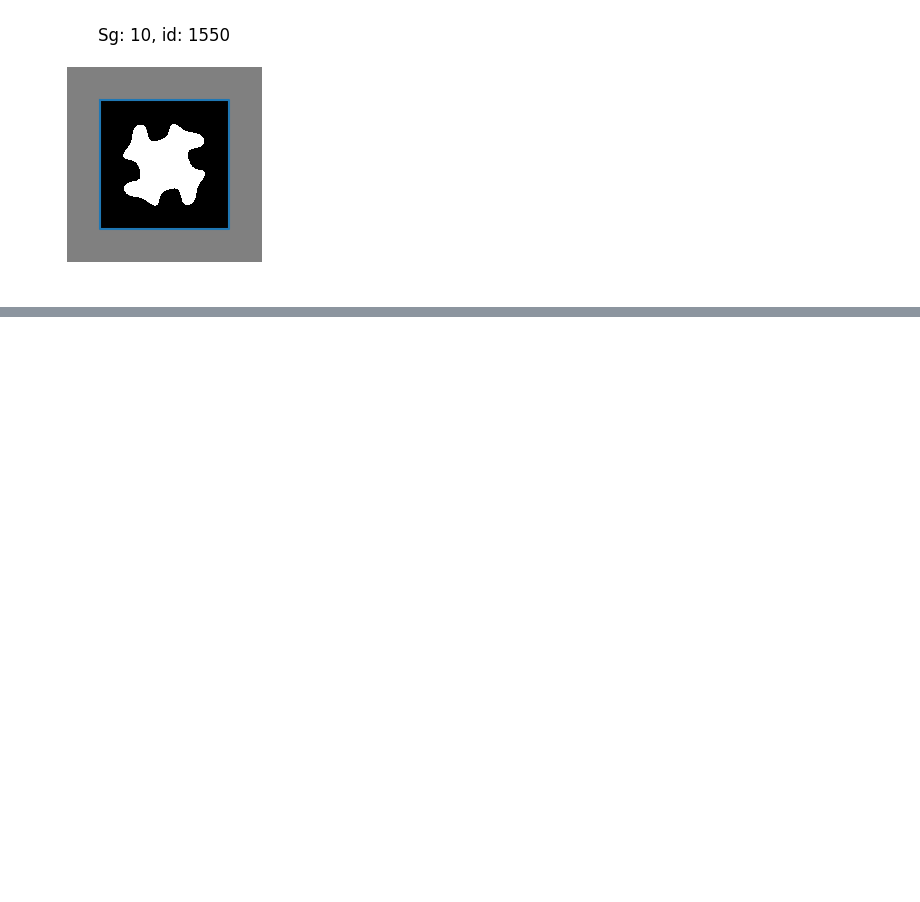
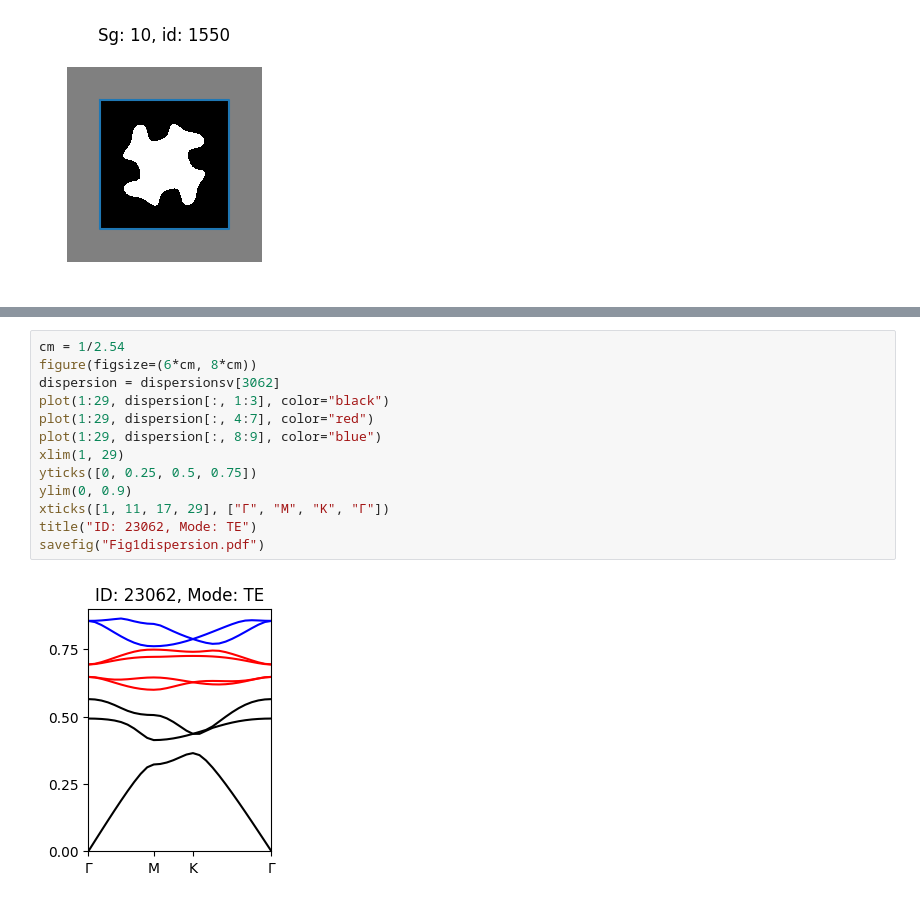
Before and after one commit to AliGhorashiCMT/Topological-Prevalence, a Jupyter notebook: Figure 1.ipynb, the cells around one changed output, grey strips where cells are left out. Saved outputs shown, nothing was run; the diff lists cells and outputs as text; blank space fills up the shorter version.

```diff
--- a/Figure 1.ipynb
+++ b/Figure 1.ipynb
@@ -64,0 +109,15 @@ end
+# %%
+cm = 1/2.54
+figure(figsize=(6*cm, 8*cm))
+dispersion = dispersionsv[3062]
+plot(1:29, dispersion[:, 1:3], color="black")
+plot(1:29, dispersion[:, 4:7], color="red")
+plot(1:29, dispersion[:, 8:9], color="blue")
+xlim(1, 29)
+yticks([0, 0.25, 0.5, 0.75])
+ylim(0, 0.9)
+xticks([1, 11, 17, 29], ["Γ", "M", "K", "Γ"])
+title("ID: 23062, Mode: TE")
+savefig("Fig1dispersion.pdf")
+# %% [output]
+[figure, added]
```
Also changed, not shown: parts of 5 cells of this notebook, 1 other file.
